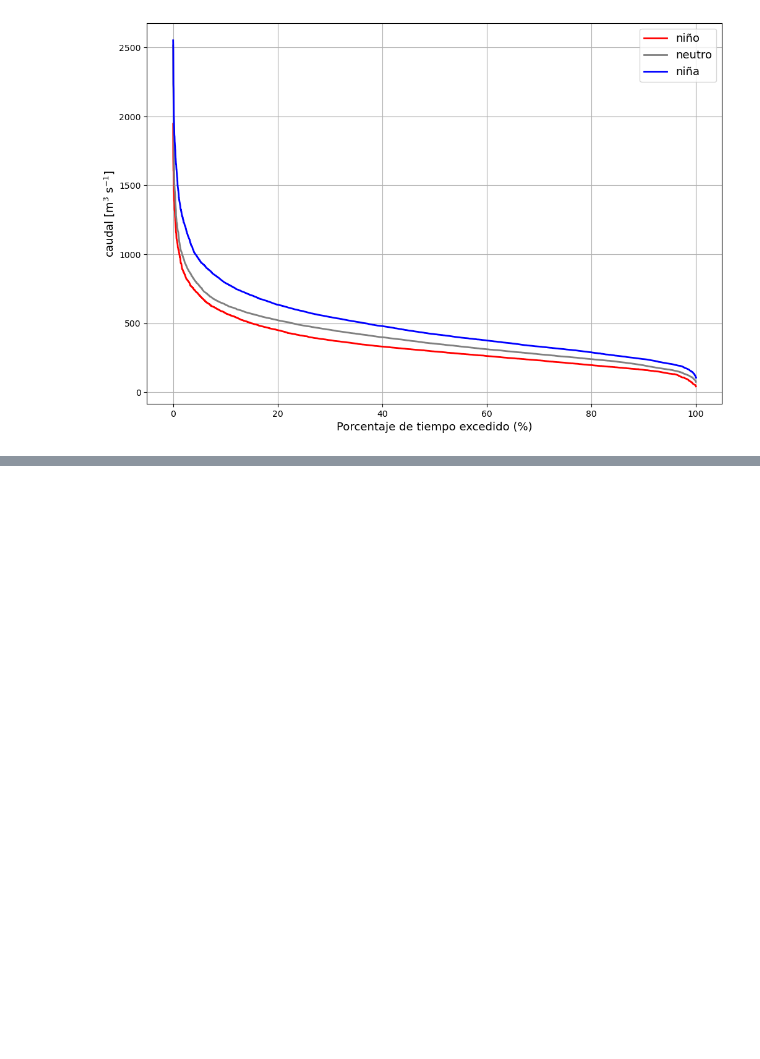
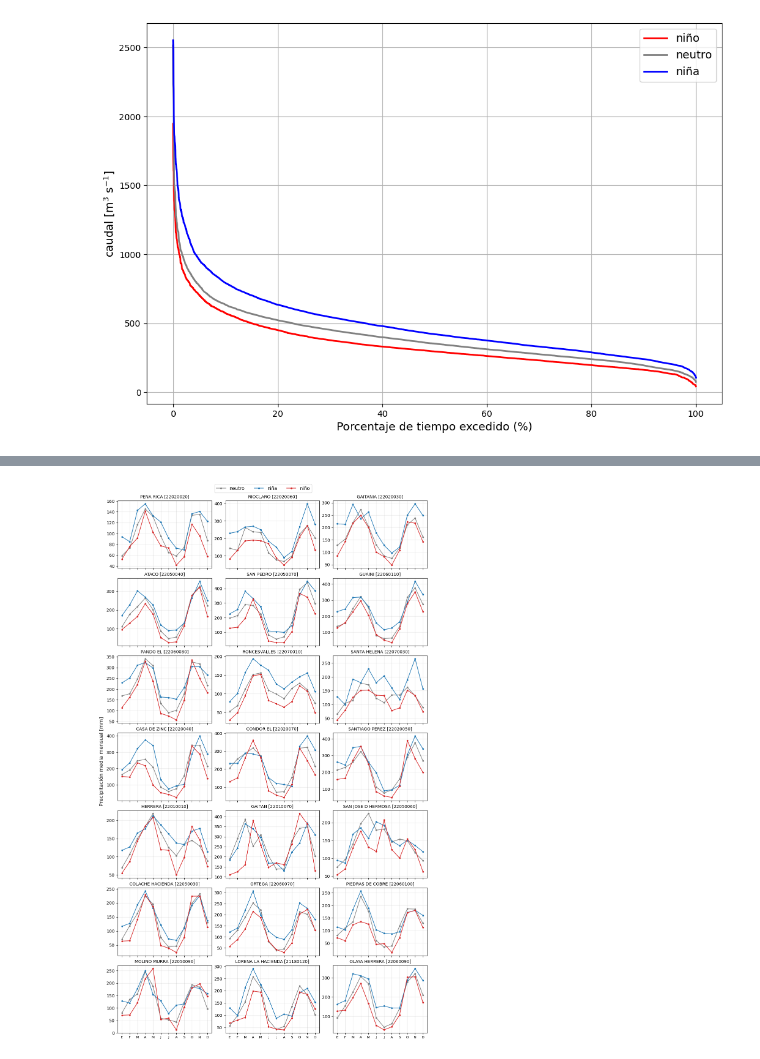
Before and after one commit to Juliant06/hidrologia_saldana, a Jupyter notebook: hidrologia_saldana.ipynb, the cells around one changed output, grey strips where cells are left out. Saved outputs shown, nothing was run; the diff lists cells and outputs as text; code cells hidden in the pictures; blank space fills up the shorter version.

Commit message:
estimacion enso y consistencia estadistica

```diff
--- a/hidrologia_saldana.ipynb
+++ b/hidrologia_saldana.ipynb
@@ -703,0 +689,51 @@ estaciones_pptn
+# %%
+estaciones_pptn = estaciones_pptn[estaciones_pptn['faltantes'] < 15]
+# %%
+def malla_estaciones(n, ncols=3, panel=(3.6, 2.6), sharex=False, sharey=False):
+    nrows = int(np.ceil(n / ncols))
+    fig, axes = plt.subplots(
+        nrows, ncols,
+        figsize=(ncols * panel[0], nrows * panel[1]),
+        sharex=sharex, sharey=sharey,
+        constrained_layout=True,
+    )
+    axes = np.atleast_1d(axes).ravel()
+    for ax in axes[n:]:          # oculta los ejes sobrantes
+        ax.set_visible(False)
+    return fig, axes[:n]
+# %%
+def ciclo_anual_enso(df_enso, umbral=0.1):
+    """df_enso: columnas [valor, enso_phase]. Devuelve DataFrame mes x fase."""
+    col = df_enso.columns[0]
+    out = {}
+    for fase, sub in df_enso.groupby('enso_phase'):
+        out[fase] = funciones_hidrologicas.ciclo_anual(sub[[col]], umbral, 'pptn')[col]
+    return pd.DataFrame(out)
+
+
+colores = {'niño': 'tab:red', 'niña': 'tab:blue', 'neutro': 'gray'}
+meses = ['E', 'F', 'M', 'A', 'M', 'J', 'J', 'A', 'S', 'O', 'N', 'D']
+
+fig, axes = malla_estaciones(len(estaciones_pptn), ncols=3, sharex=True)
+
+for ax, cod in zip(axes, estaciones_pptn.index):
+    path = estaciones_pptn.at[cod,'files_path']
+    name = estaciones_pptn.at[cod,'Nombre']
+    df = funciones_hidrologicas.read_data(path)
+    df_enso = funciones_hidrologicas.clasificar_enso(df)
+    ciclo = ciclo_anual_enso(df_enso)
+    for fase in ciclo.columns:
+        ax.plot(range(1, 13), ciclo[fase], color=colores[fase],
+                marker='o', ms=3, lw=1.3, label=fase)
+    ax.set_title(name, fontsize=10)
+    ax.set_xticks(range(1, 13))
+    ax.set_xticklabels(meses, fontsize=8)
+    ax.grid(alpha=0.3)
+
+# Leyenda única
+handles, labels = axes[0].get_legend_handles_labels()
+fig.legend(handles, labels, loc='outside upper center', ncol=3, fontsize=11)
+fig.supylabel('Precipitación media mensual [mm]')
+fig.savefig('ciclo_anual_enso.png', dpi=200)
+# %% [output]
+[figure, added]
```
Also changed, not shown: parts of 10 cells of this notebook, 3 other files.
